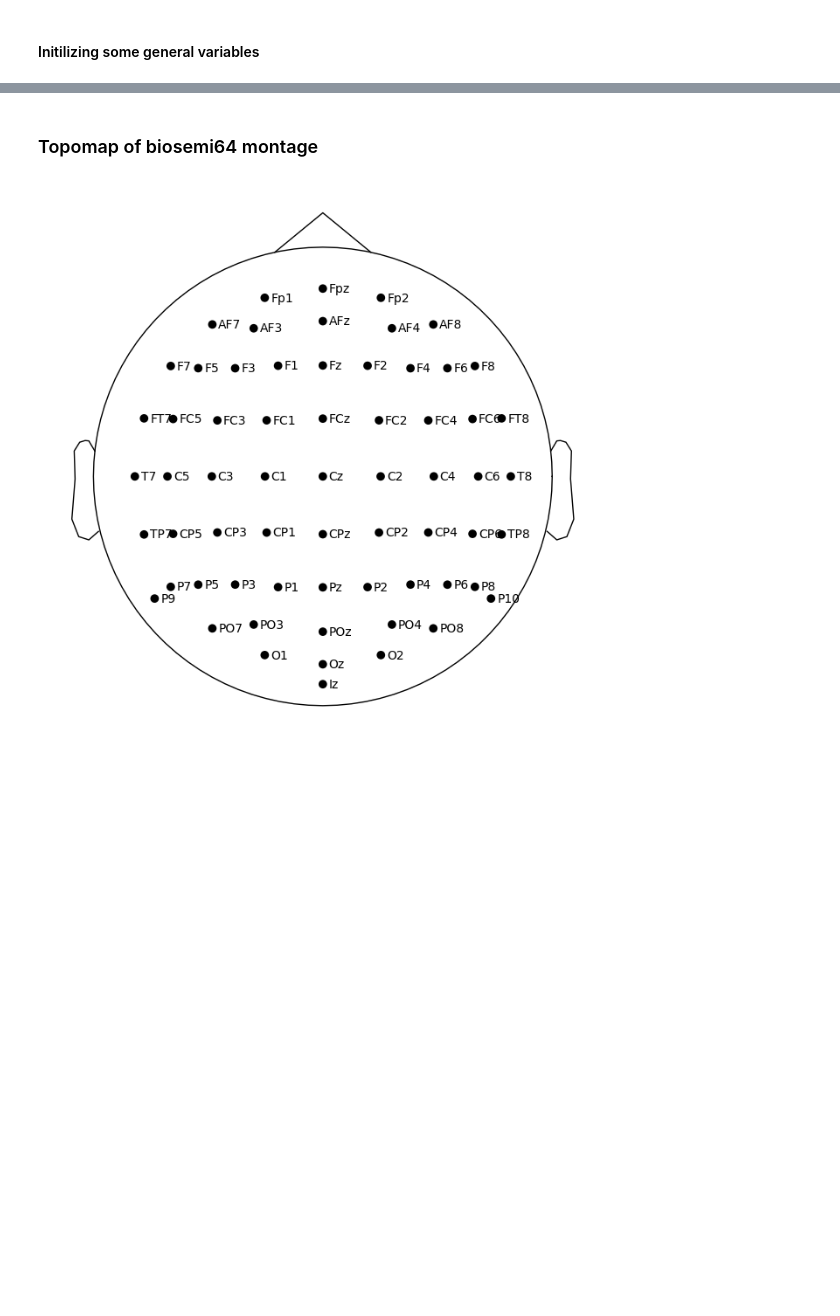
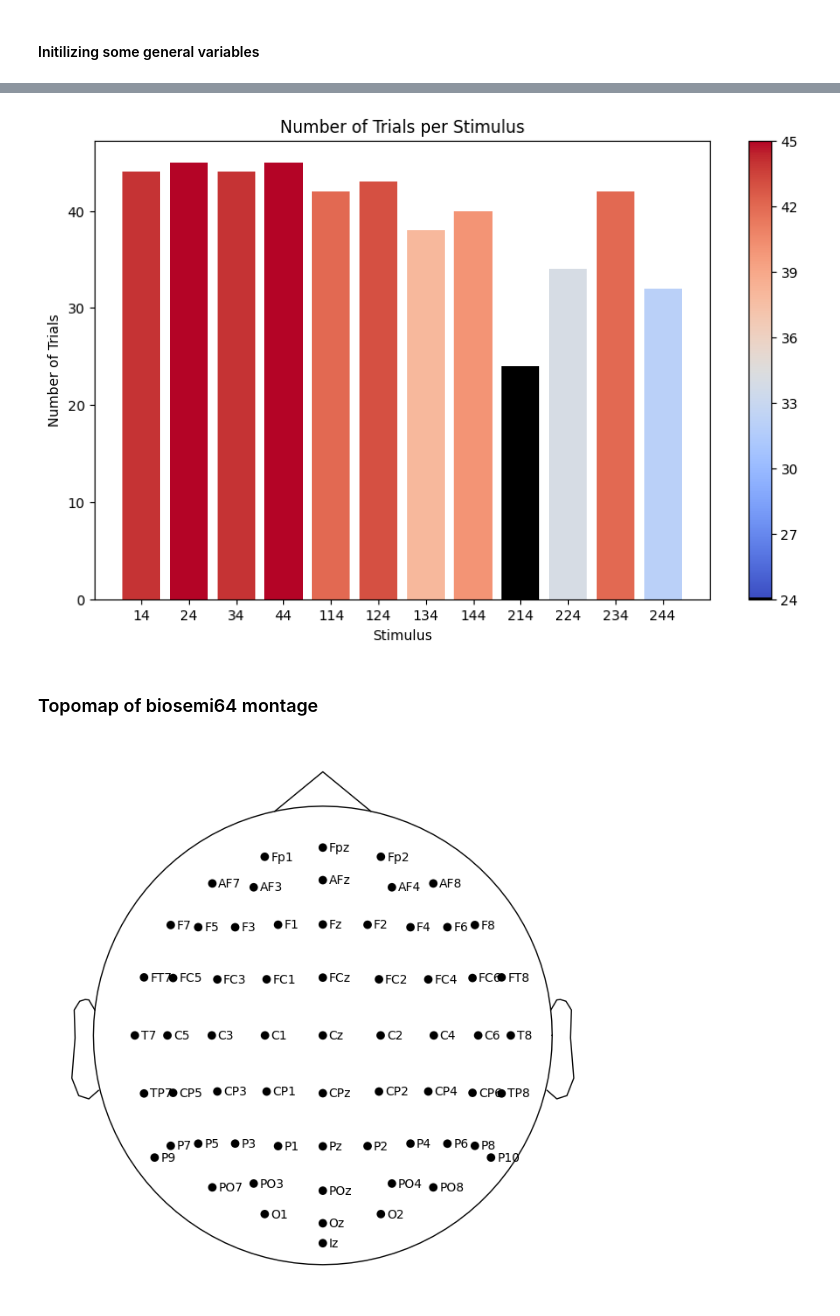
Before and after one commit to sophiakene/Master_thesis, a Jupyter notebook: code/visualisations/vis.ipynb, the cells around one changed output, grey strips where cells are left out. Drawn from its saved outputs; the diff is of its cells as text; code cells hidden in the pictures; blank space fills up the shorter version.

```diff
--- a/code/visualisations/vis.ipynb
+++ b/code/visualisations/vis.ipynb
@@ -19,3 +113,35 @@ conditions = ['Perception', 'Imagination_1', 'Imagination_2', 'Imagination_3']
+# %%
+# Assuming sum_per_stimulus is your Series
+sum_per_stimulus = sum_per_stimulus.reindex(sorted(df.columns))
+
+# Create a colormap that starts from black and smoothly transitions into 'coolwarm'
+cmap_coolwarm = cm.get_cmap('coolwarm')
+colors = [(0, 0, 0)] + [cmap_coolwarm(i) for i in range(1, cmap_coolwarm.N)]
+custom_cmap = LinearSegmentedColormap.from_list('custom_cmap', colors)
+
+# Normalize the values to range between 0 and 1
+normalized_values = (sum_per_stimulus - sum_per_stimulus.min()) / (sum_per_stimulus.max() - sum_per_stimulus.min())
+
+# Plot the data
+plt.figure(figsize=(10, 6))
+bars = plt.bar(range(len(sum_per_stimulus)), sum_per_stimulus.values, color=custom_cmap(normalized_values))
+
+# Add color bar for reference
+sm = plt.cm.ScalarMappable(cmap=custom_cmap, norm=Normalize(vmin=sum_per_stimulus.min(), vmax=sum_per_stimulus.max()))
+sm.set_array([])
+cbar = plt.colorbar(sm, ax=plt.gca())
+
+# Customize colorbar tick labels
+cbar.set_ticks(np.linspace(sum_per_stimulus.min(), sum_per_stimulus.max(), num=8))
+
+plt.title('Number of Trials per Stimulus')
+plt.xlabel('Stimulus')
+plt.ylabel('Number of Trials')
+plt.xticks(range(len(sum_per_stimulus)), sum_per_stimulus.index)
+
+plt.show()
+# %% [output]
+[figure, added]
 # %% [markdown]
 ### Topomap of biosemi64 montage
 # %%
```
Also changed, not shown: parts of 7 cells of this notebook.
